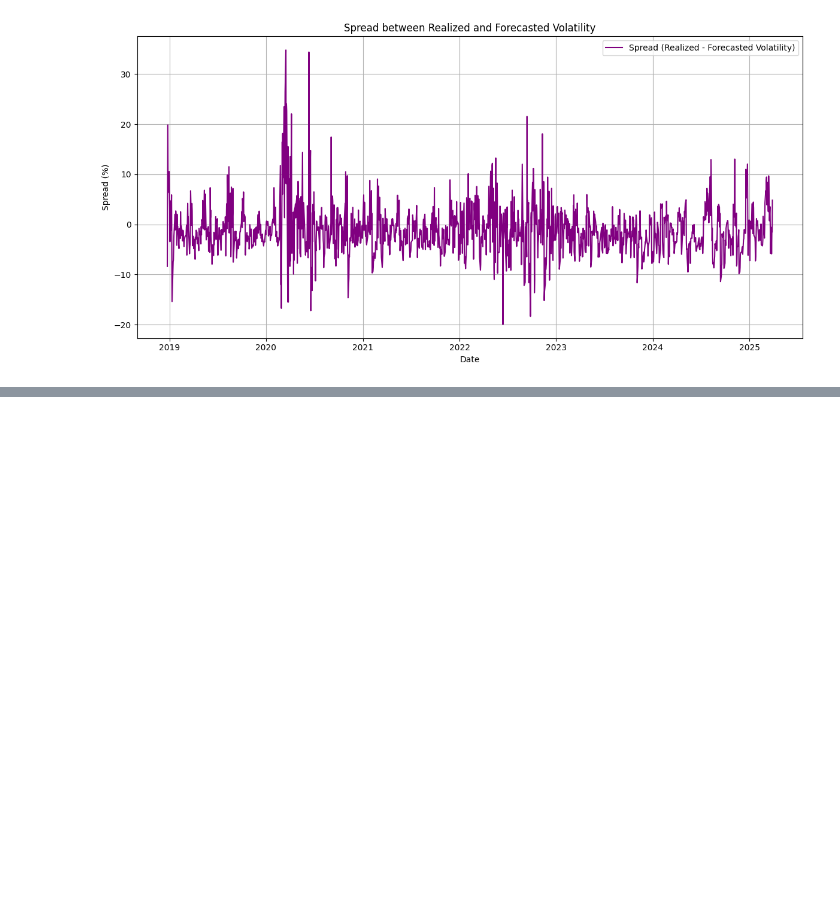
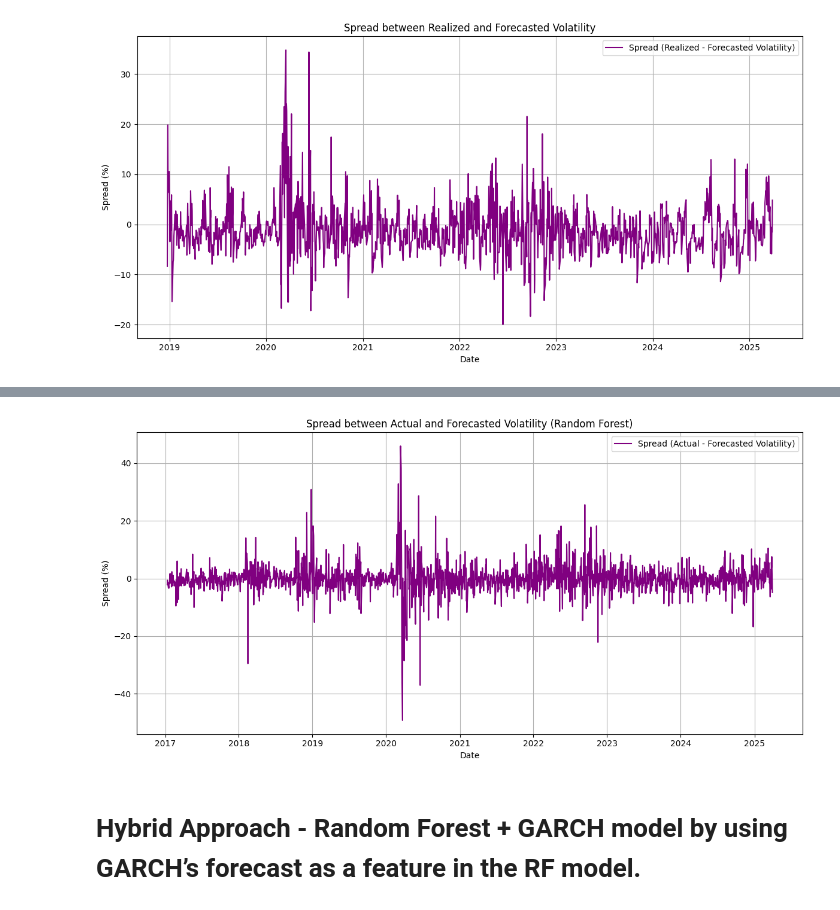
Before and after one commit to ionutnodis/volatility-forecasting-hybrid-models, a Jupyter notebook: notebooks/02.1_garch_model.ipynb, the cells around one changed output, grey strips where cells are left out. Saved outputs shown, nothing was run; the diff lists cells and outputs as text; code cells hidden in the pictures; blank space fills up the shorter version.

```diff
--- a/notebooks/02.1_garch_model.ipynb
+++ b/notebooks/02.1_garch_model.ipynb
@@ -166,0 +241,16 @@ plt.show()
+# %%
+#Plot the spread
+spread_rf = actual_series - forecast_series
+plt.figure(figsize=(12, 6))
+plt.plot(spread_rf, label="Spread (Actual - Forecasted Volatility)", color="purple")
+plt.title("Spread between Actual and Forecasted Volatility (Random Forest)")
+plt.xlabel("Date")
+plt.ylabel("Spread (%)")
+plt.legend()
+plt.grid()
+plt.tight_layout()
+plt.show()
+# %% [output]
+[figure, added]
+# %% [markdown]
+# Hybrid Approach - Random Forest + GARCH model by using GARCH’s forecast as a feature in the RF model.
```
Also changed, not shown: parts of 5 cells of this notebook, 1 other file.
